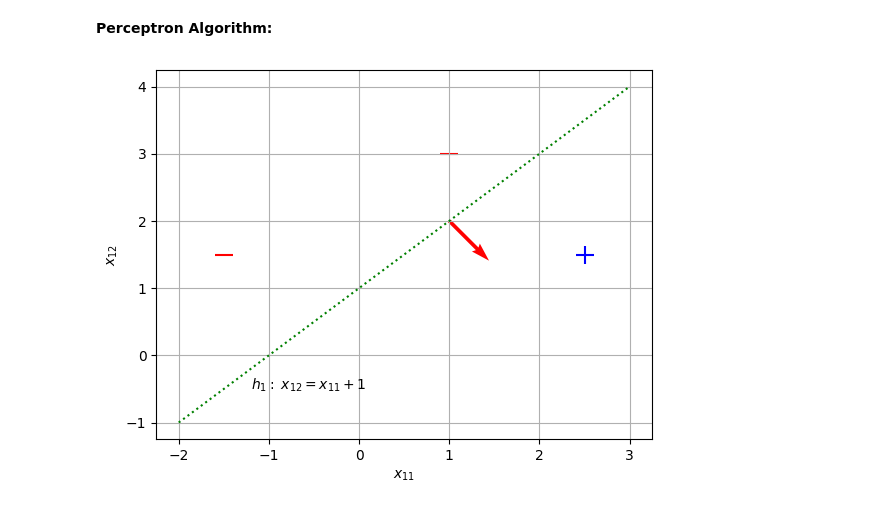
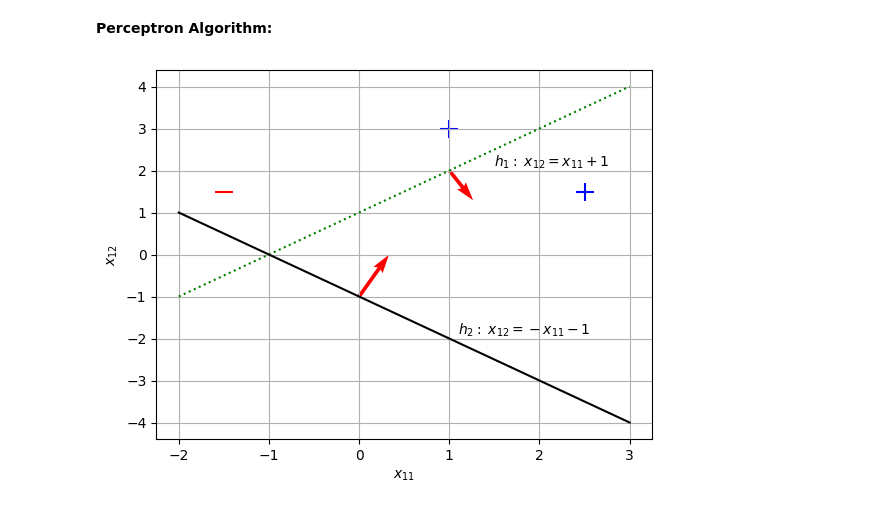
Before and after one commit to pquynhvu/ML, a Jupyter notebook: linear-classifiers.ipynb, the cells around one changed output. Saved outputs shown, nothing was run; the diff lists cells and outputs as text; code cells hidden in the pictures.

```diff
--- a/linear-classifiers.ipynb
+++ b/linear-classifiers.ipynb
@@ -40,15 +40,7 @@ plt.show()
 **Perceptron Algorithm:**
 # %%
 x = np.array([[1,3],[2.5, 1.5], [-1.5, 1.5]])
+y = [1, 1, - 1]
+
 X = pd.DataFrame(x, columns=['x11', 'x12'])
-
-theta = np.array([1, - 1]).reshape(2, 1)
-theta_null = 1
-
-h = []
-for i in range(x.shape[0]):
-    y = x[i,:].reshape(2, 1)
-    z = np.matmul(theta.T, y) + theta_null
-    h.append(np.sign(z)[0][0])
-
-X = X.assign(h1 = h)
+X = X.assign(y = y)
@@ -55,11 +61,18 @@ X = X.assign(h1 = h)
 # %%
-plt.scatter(X[X['h1'] > 0]['x11'], X[X['h1'] > 0]['x12'], marker='+', s=150, c='b')
-plt.scatter(X[X['h1'] < 0]['x11'], X[X['h1'] < 0]['x12'], marker='_', s=150, c='r')
+plt.scatter(X[X['y'] > 0]['x11'], X[X['y'] > 0]['x12'], marker='+', s=150, c='b')
+plt.scatter(X[X['y'] < 0]['x11'], X[X['y'] < 0]['x12'], marker='_', s=150, c='r')
+
 plt.plot(np.linspace(-2, 3, num=10), np.linspace(-2, 3, num=10) + 1, 'g:')
-plt.text(-1.2, -0.5, '$h_1:$ $x_{12} = x_{11} + 1$')
-plt.quiver(1, 2, 0.5, -0.5, color='r', units='xy', scale=1)
+plt.text(1.5, 2.1, '$h_1:$ $x_{12} = x_{11} + 1$')
+plt.quiver(1, 2, 0.4, -0.5, color='r', units='xy', scale=1)
+
+plt.plot(np.linspace(-2, 3, num=10), - np.linspace(-2, 3, num=10) - 1, 'k')
+plt.text(1.1, -1.9, '$h_2:$ $x_{12} = - x_{11} - 1$')
+plt.quiver(0, -1, 0.5, 0.7, color='r', units='xy', scale=1)
+
+
 plt.xlabel('$x_{11}$')
 plt.ylabel('$x_{12}$')
 plt.grid()
 # %% [output]
-[figure, old version]
+[figure, new version]
```
Also changed, not shown: parts of 3 cells of this notebook.
